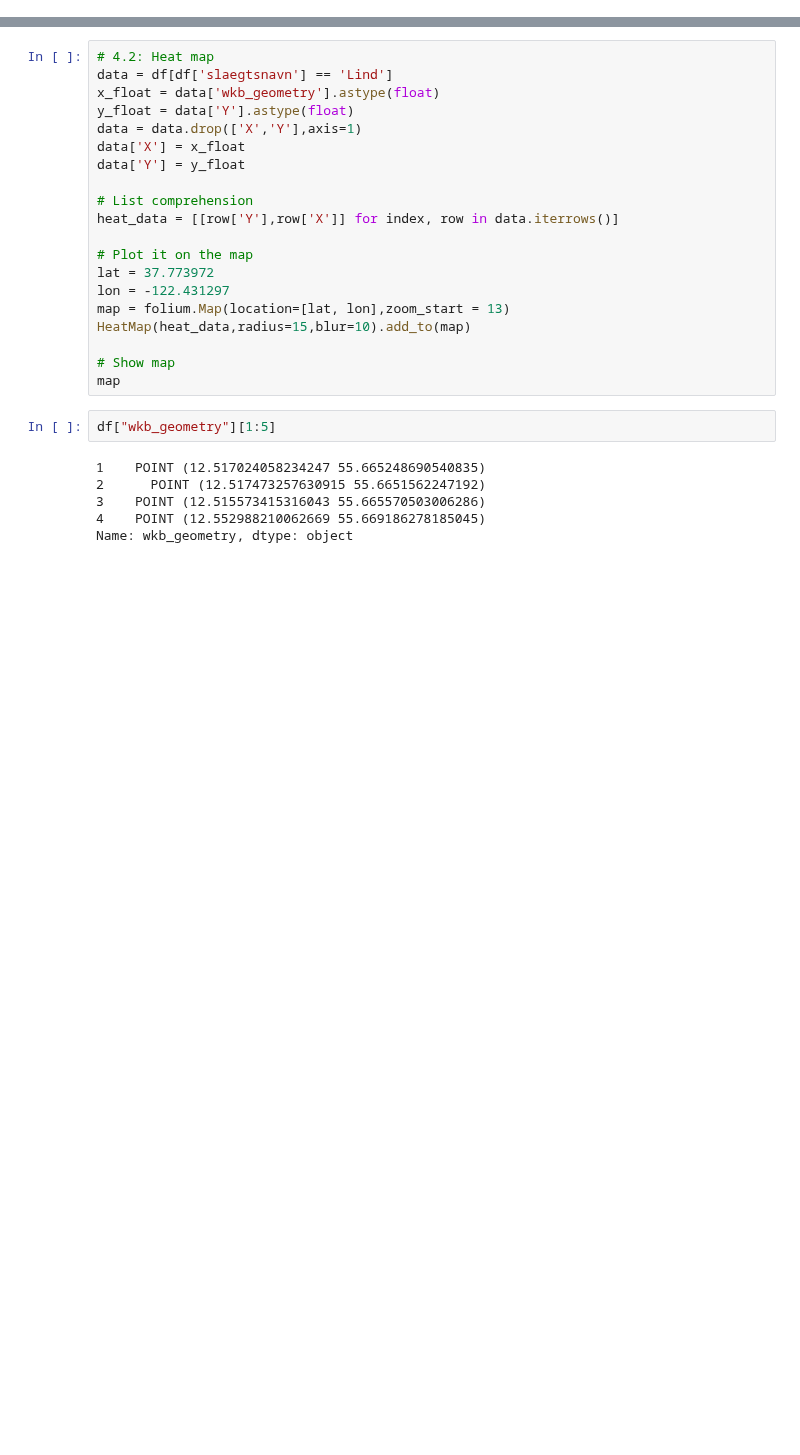
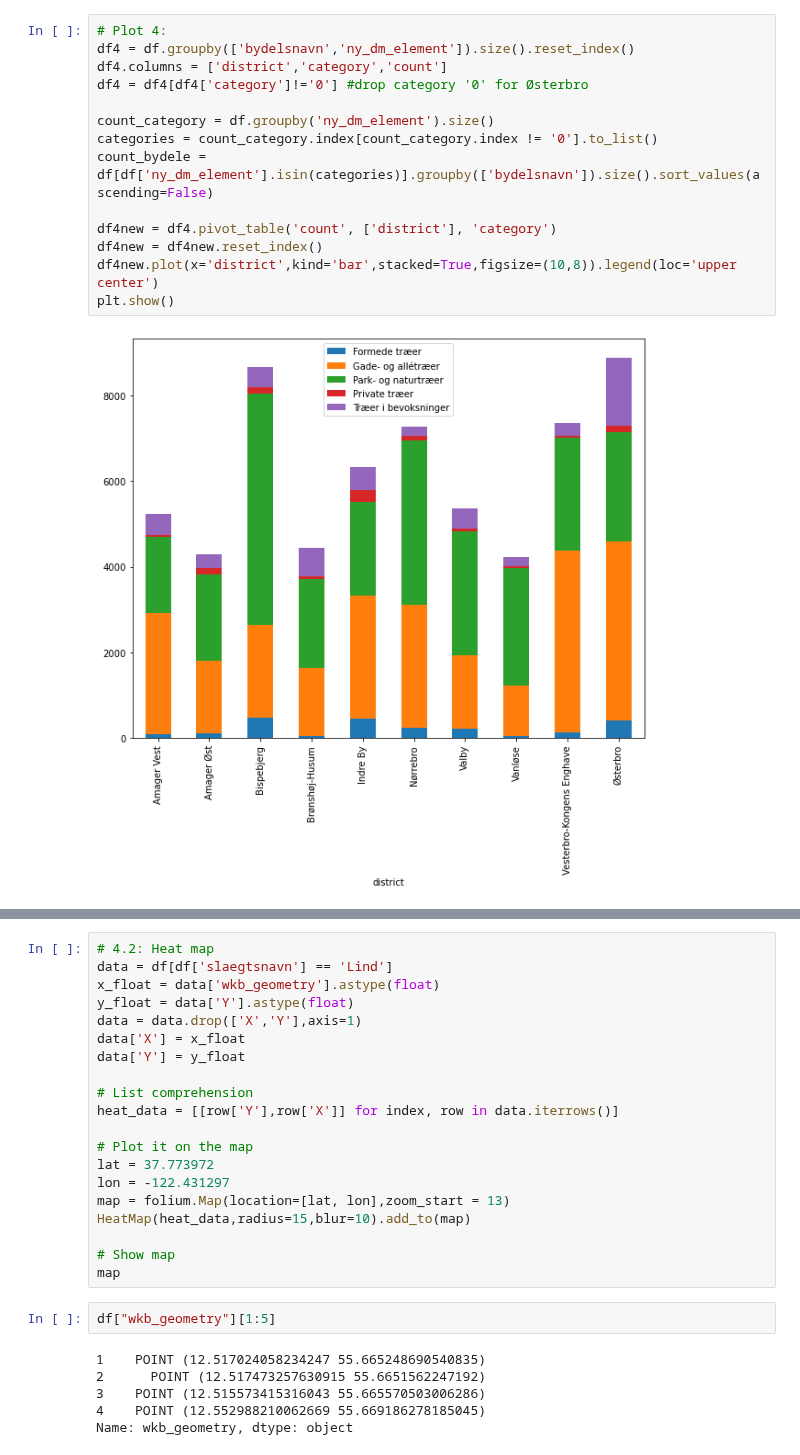
Before and after one commit to Ljoerring/Social-Data-Project, a Jupyter notebook: Gode_plots.ipynb, the cells around one changed output, grey strips where cells are left out. Cells and saved outputs as stored; diff of their text form; blank space fills up the shorter version.

```diff
--- a/Gode_plots.ipynb
+++ b/Gode_plots.ipynb
@@ -148,0 +58,16 @@ df1.plot.bar(x = "slaegtsnavn", figsize = (15,10))
+# %%
+# Plot 4:
+df4 = df.groupby(['bydelsnavn','ny_dm_element']).size().reset_index()
+df4.columns = ['district','category','count']
+df4 = df4[df4['category']!='0'] #drop category '0' for Østerbro
+
+count_category = df.groupby('ny_dm_element').size()
+categories = count_category.index[count_category.index != '0'].to_list()
+count_bydele = df[df['ny_dm_element'].isin(categories)].groupby(['bydelsnavn']).size().sort_values(ascending=False)
+
+df4new = df4.pivot_table('count', ['district'], 'category')
+df4new = df4new.reset_index()
+df4new.plot(x='district',kind='bar',stacked=True,figsize=(10,8)).legend(loc='upper center')
+plt.show()
+# %% [output]
+[figure, added]
```
Also changed, not shown: parts of 19 cells of this notebook, 1 other file.
